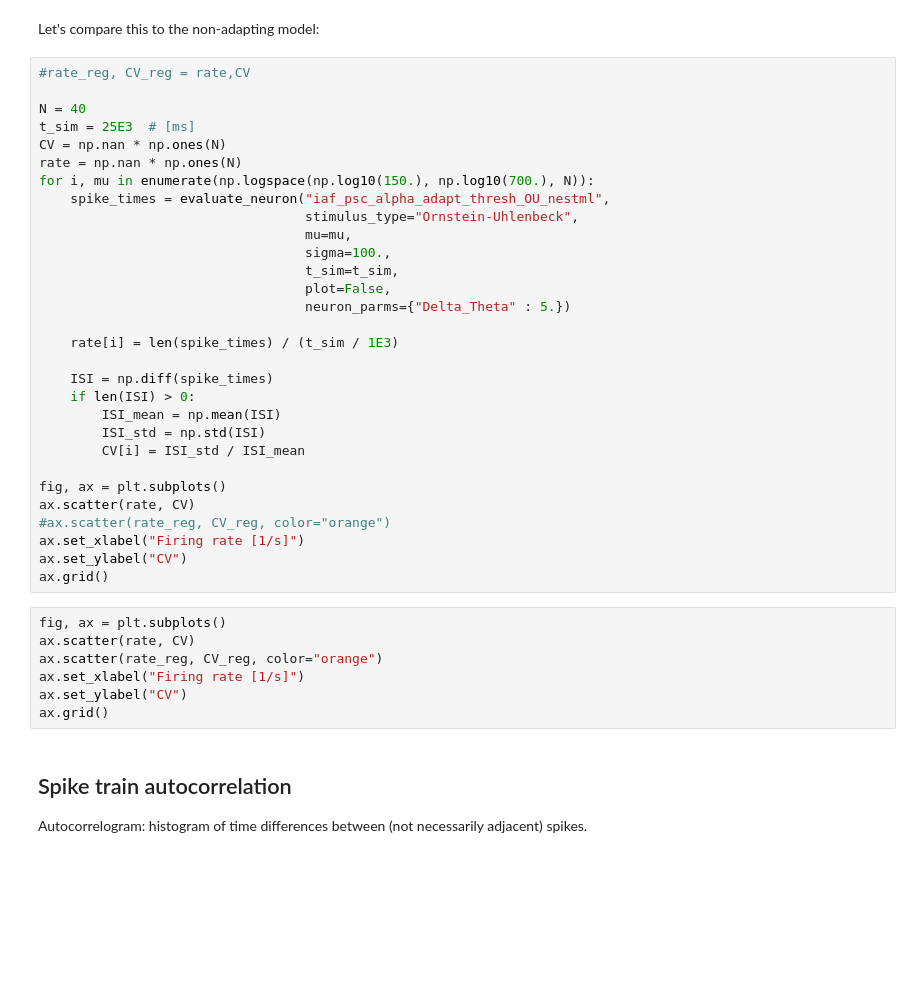
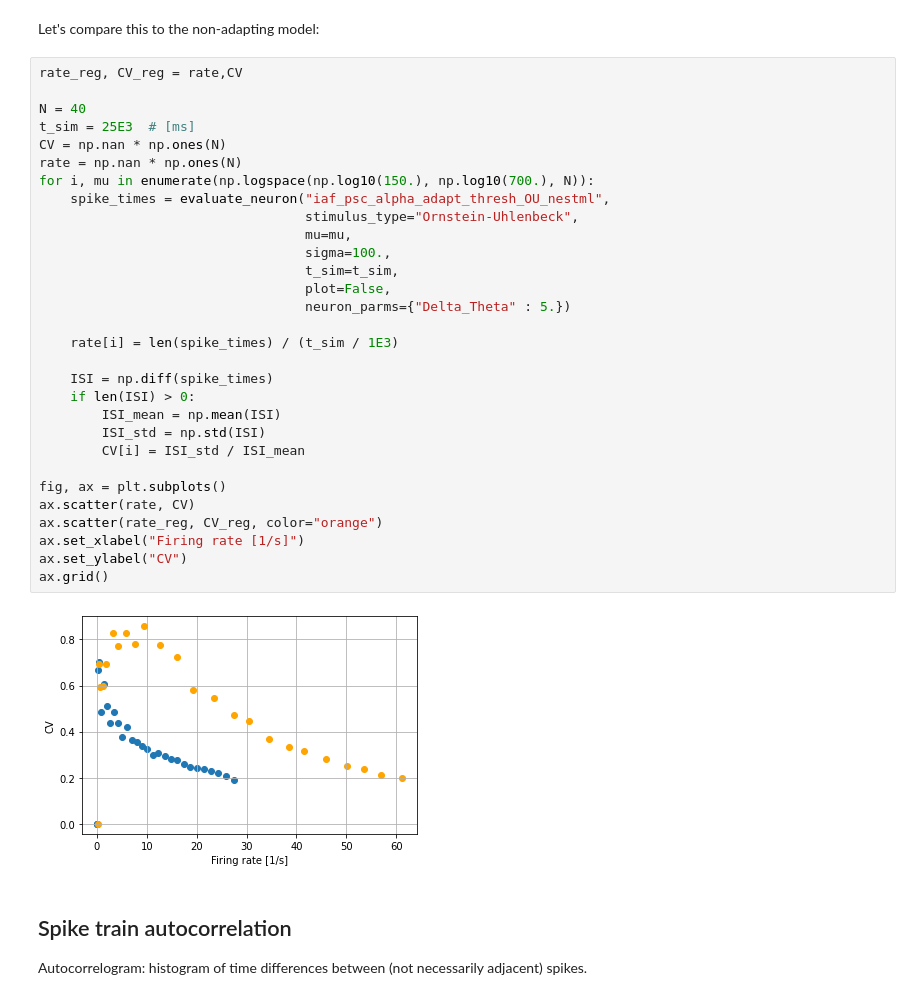
Before and after one commit to clinssen/OCNS-2024-NEST-workshop, a Jupyter notebook: materials/nestml/NESTML SFA tutorial.ipynb, the cells around one changed output. Cells and saved outputs as stored; diff of their text form; blank space fills up the shorter version.

```diff
--- a/materials/nestml/NESTML SFA tutorial.ipynb
+++ b/materials/nestml/NESTML SFA tutorial.ipynb
@@ -499,42 +508,37 @@ ax.grid()
 # %% [markdown]
 Let's compare this to the non-adapting model:
 # %%
-#rate_reg, CV_reg = rate,CV
+rate_reg, CV_reg = rate,CV
 
 N = 40
 t_sim = 25E3  # [ms]
 CV = np.nan * np.ones(N)
 rate = np.nan * np.ones(N)
 for i, mu in enumerate(np.logspace(np.log10(150.), np.log10(700.), N)):
     spike_times = evaluate_neuron("iaf_psc_alpha_adapt_thresh_OU_nestml",
                                   stimulus_type="Ornstein-Uhlenbeck",
                                   mu=mu,
                                   sigma=100.,
                                   t_sim=t_sim,
                                   plot=False,
                                   neuron_parms={"Delta_Theta" : 5.})
 
     rate[i] = len(spike_times) / (t_sim / 1E3)
 
     ISI = np.diff(spike_times)
     if len(ISI) > 0:
         ISI_mean = np.mean(ISI)
         ISI_std = np.std(ISI)
         CV[i] = ISI_std / ISI_mean
 
 fig, ax = plt.subplots()
 ax.scatter(rate, CV)
-#ax.scatter(rate_reg, CV_reg, color="orange")
+ax.scatter(rate_reg, CV_reg, color="orange")
 ax.set_xlabel("Firing rate [1/s]")
 ax.set_ylabel("CV")
 ax.grid()
+# %% [output]
+[figure, added]
-# %%
-fig, ax = plt.subplots()
-ax.scatter(rate, CV)
-ax.scatter(rate_reg, CV_reg, color="orange")
-ax.set_xlabel("Firing rate [1/s]")
-ax.set_ylabel("CV")
-ax.grid()
 # %% [markdown]
 Spike train autocorrelation
 ---------------------------
```
Also changed, not shown: parts of 13 cells of this notebook.
